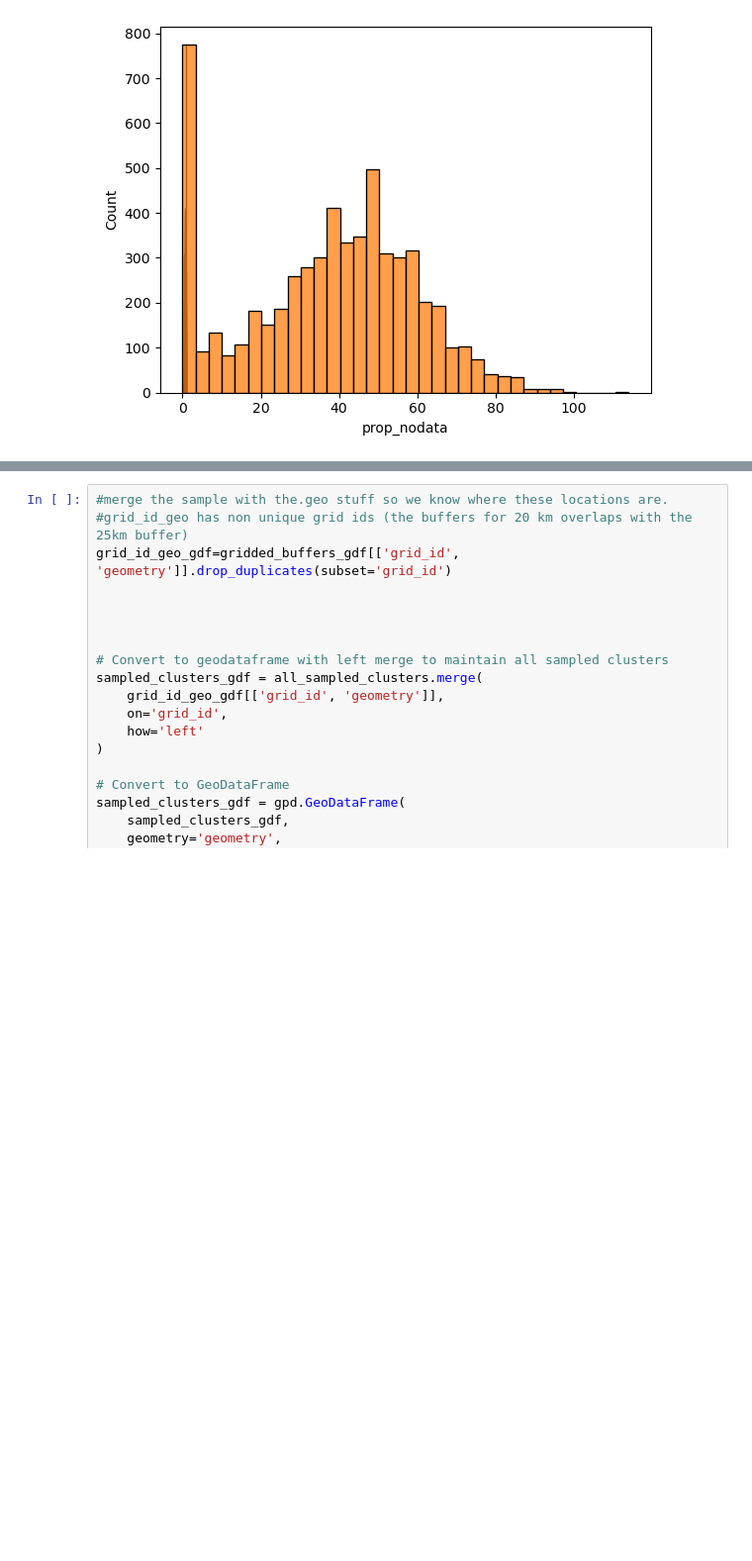
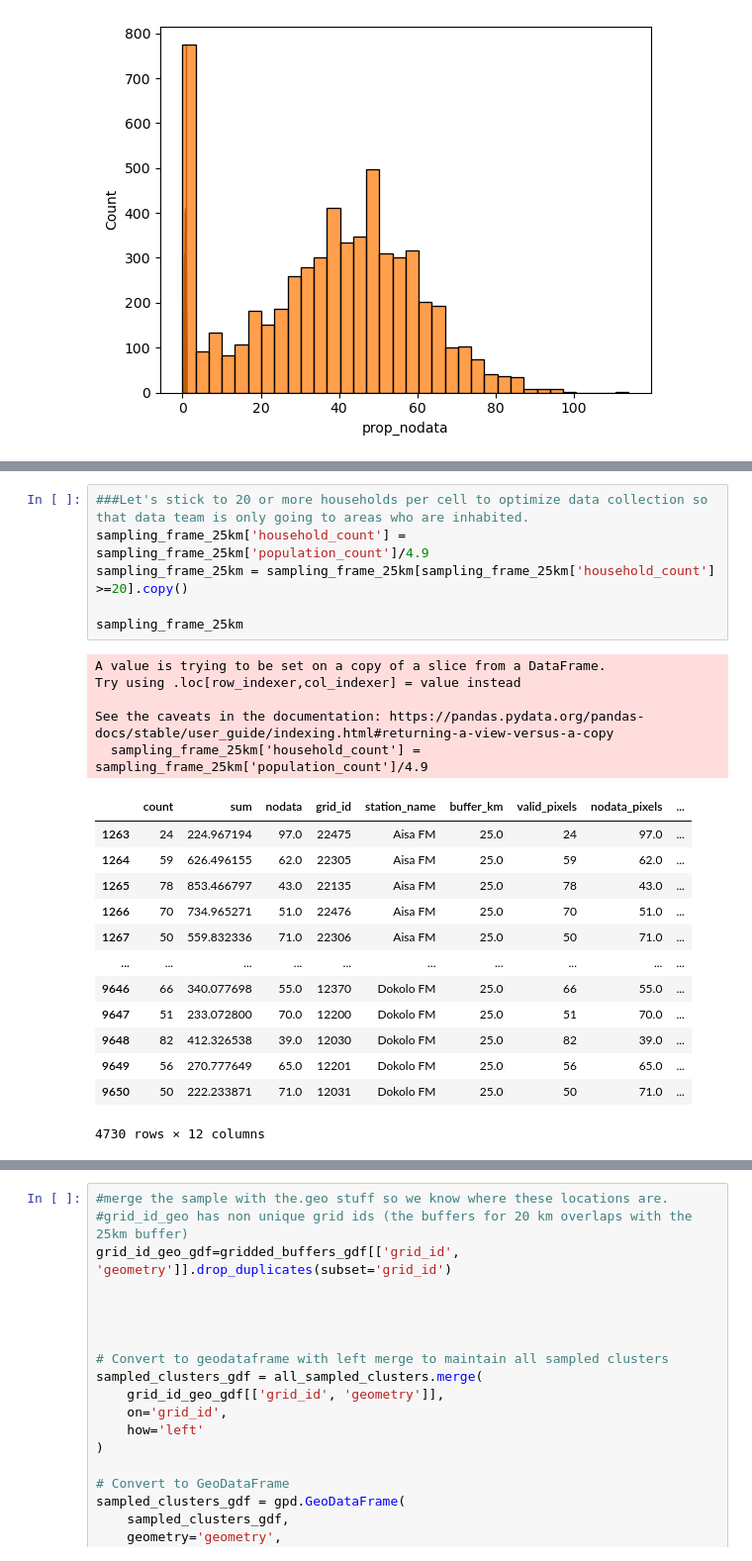
Before and after one commit to riklinssen/lm_sampling, a Jupyter notebook: notebooks/4_sample_grid_cells.ipynb, the cells around one changed output, grey strips where cells are left out. Shown at 99% size. Cells and saved outputs as stored; diff of their text form; blank space fills up the shorter version.

Commit message:
sampling excluding uninhabited grid cells

```diff
--- a/notebooks/4_sample_grid_cells.ipynb
+++ b/notebooks/4_sample_grid_cells.ipynb
@@ -116,3 +174,28 @@ sampling_frame_25km.loc[:,'population_count']=sampling_frame_25km['population_co
+# %%
+###Let's stick to 20 or more households per cell to optimize data collection so that data team is only going to areas who are inhabited.
+sampling_frame_25km['household_count'] = sampling_frame_25km['population_count']/4.9
+sampling_frame_25km = sampling_frame_25km[sampling_frame_25km['household_count'] >=20].copy()
+
+sampling_frame_25km
+# %% [output]
+A value is trying to be set on a copy of a slice from a DataFrame.
+Try using .loc[row_indexer,col_indexer] = value instead
+
+See the caveats in the documentation: https://pandas.pydata.org/pandas-docs/stable/user_guide/indexing.html#returning-a-view-versus-a-copy
+  sampling_frame_25km['household_count'] = sampling_frame_25km['population_count']/4.9
+|  | count | sum | nodata | grid_id | station_name | buffer_km | valid_pixels | nodata_pixels | ... |
+| 1263 | 24 | 224.967194 | 97.0 | 22475 | Aisa FM | 25.0 | 24 | 97.0 | ... |
+| 1264 | 59 | 626.496155 | 62.0 | 22305 | Aisa FM | 25.0 | 59 | 62.0 | ... |
+| 1265 | 78 | 853.466797 | 43.0 | 22135 | Aisa FM | 25.0 | 78 | 43.0 | ... |
+| 1266 | 70 | 734.965271 | 51.0 | 22476 | Aisa FM | 25.0 | 70 | 51.0 | ... |
+| 1267 | 50 | 559.832336 | 71.0 | 22306 | Aisa FM | 25.0 | 50 | 71.0 | ... |
+| ... | ... | ... | ... | ... | ... | ... | ... | ... | ... |
+| 9646 | 66 | 340.077698 | 55.0 | 12370 | Dokolo FM | 25.0 | 66 | 55.0 | ... |
+| 9647 | 51 | 233.072800 | 70.0 | 12200 | Dokolo FM | 25.0 | 51 | 70.0 | ... |
+| 9648 | 82 | 412.326538 | 39.0 | 12030 | Dokolo FM | 25.0 | 82 | 39.0 | ... |
+| 9649 | 56 | 270.777649 | 65.0 | 12201 | Dokolo FM | 25.0 | 56 | 65.0 | ... |
+| 9650 | 50 | 222.233871 | 71.0 | 12031 | Dokolo FM | 25.0 | 50 | 71.0 | ... |
+4730 rows × 12 columns
 # %%
 def pps_sample_station(
     df: pd.DataFrame,
```
Also changed, not shown: parts of 17 cells of this notebook, 3 other files.
